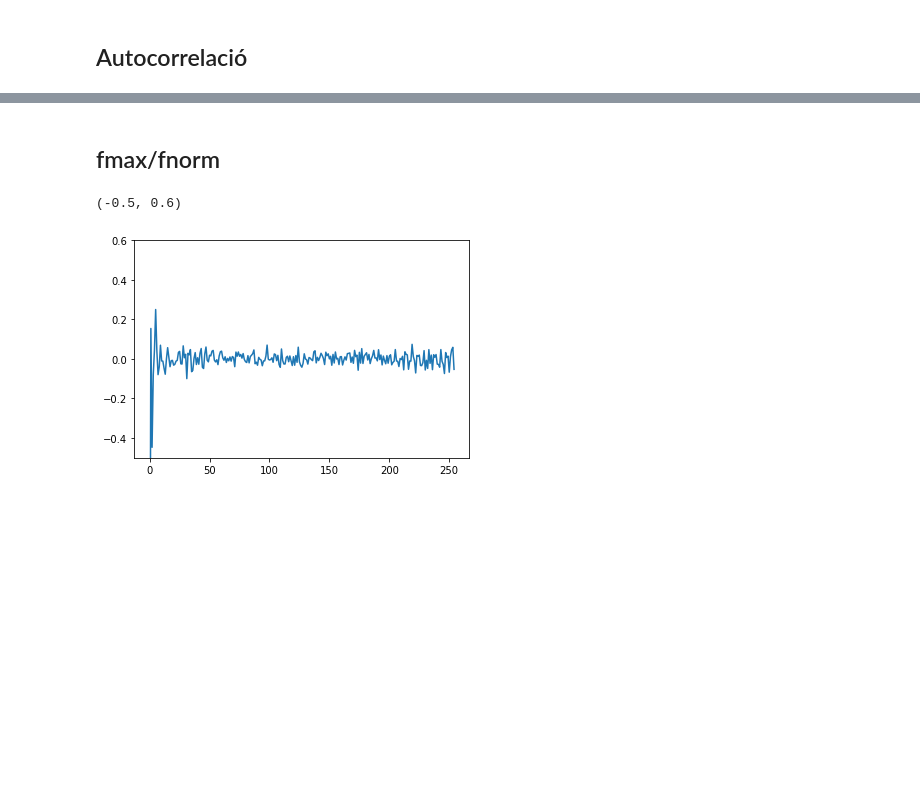
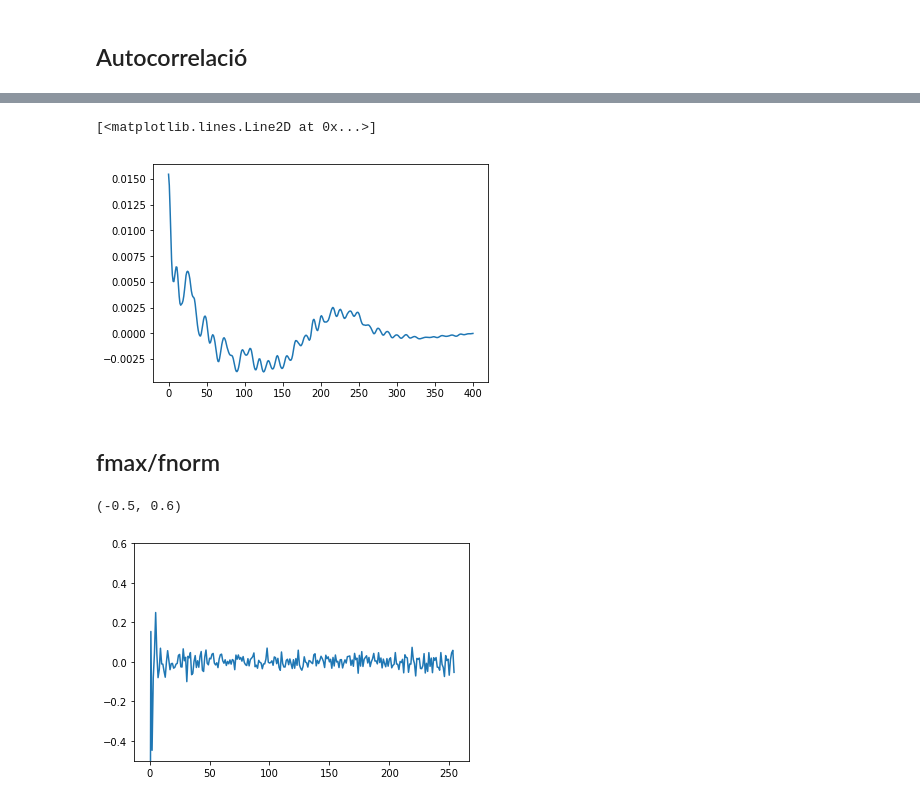
Before and after one commit to jaumecolomhernandez/pav, a Jupyter notebook: practica3/Mem_practica3.ipynb, the cells around one changed output, grey strips where cells are left out. Drawn from its saved outputs; the diff is of its cells as text; code cells hidden in the pictures; blank space fills up the shorter version.

```diff
--- a/practica3/Mem_practica3.ipynb
+++ b/practica3/Mem_practica3.ipynb
@@ -110,3 +158,9 @@ plt.plot(data)
+# %%
+data = np.loadtxt(base_path+'plot')
+plt.plot(data)
+# %% [output]
+[<matplotlib.lines.Line2D at 0x...>]
+[figure, added]
 # %% [markdown]
 ## fmax/fnorm
 # %%
```
Also changed, not shown: parts of 9 cells of this notebook, 22 other files.
